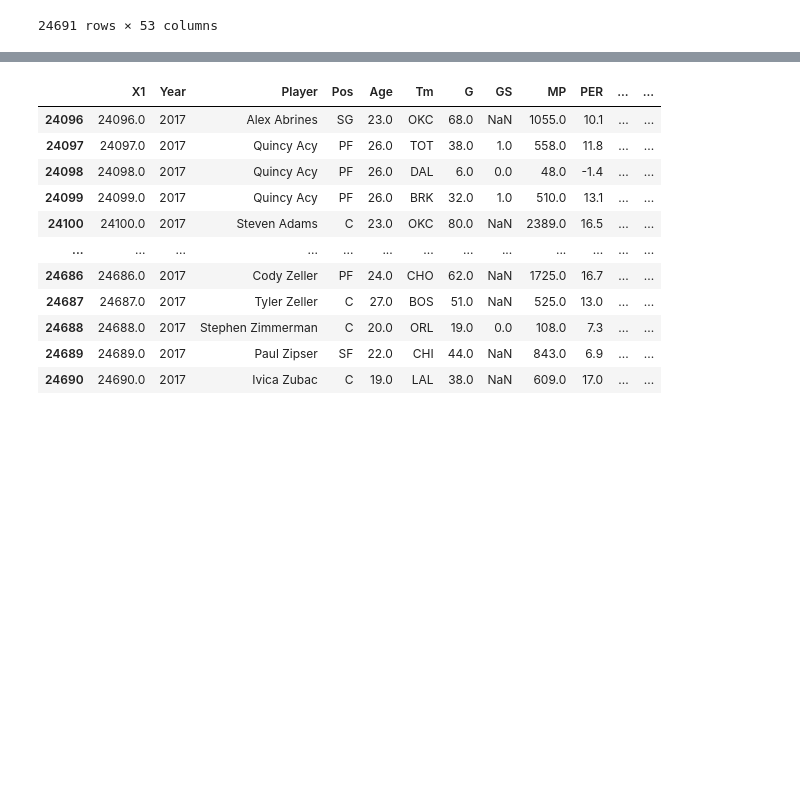
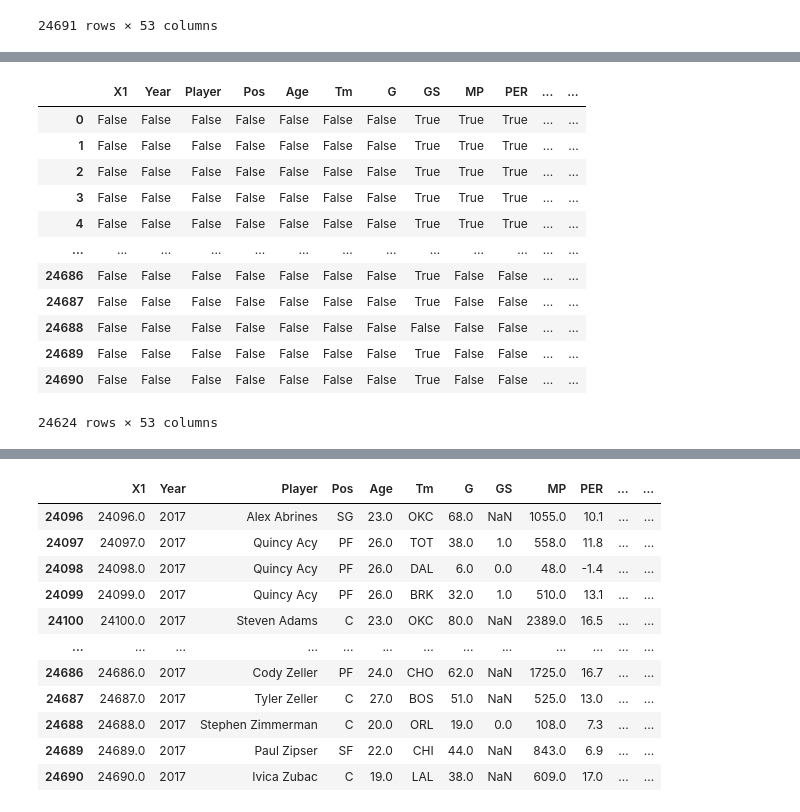
Before and after one commit to anthonypernia/EjerciciosDeTutoriasRealizadas, a Jupyter notebook: tutorias_data_science/data_wrangling/main.ipynb, the cells around one changed output, grey strips where cells are left out. Drawn from its saved outputs; the diff is of its cells as text; code cells hidden in the pictures; blank space fills up the shorter version.

```diff
--- a/tutorias_data_science/data_wrangling/main.ipynb
+++ b/tutorias_data_science/data_wrangling/main.ipynb
@@ -54,3 +115,19 @@ df_seasons_stats
+# %%
+df_seasons_stats[df_seasons_stats.isnull().any(axis=1)].isnull()
+# %% [output]
+|  | X1 | Year | Player | Pos | Age | Tm | G | GS | MP | PER | ... | ... |
+| 0 | False | False | False | False | False | False | False | True | True | True | ... | ... |
+| 1 | False | False | False | False | False | False | False | True | True | True | ... | ... |
+| 2 | False | False | False | False | False | False | False | True | True | True | ... | ... |
+| 3 | False | False | False | False | False | False | False | True | True | True | ... | ... |
+| 4 | False | False | False | False | False | False | False | True | True | True | ... | ... |
+| ... | ... | ... | ... | ... | ... | ... | ... | ... | ... | ... | ... | ... |
+| 24686 | False | False | False | False | False | False | False | True | False | False | ... | ... |
+| 24687 | False | False | False | False | False | False | False | True | False | False | ... | ... |
+| 24688 | False | False | False | False | False | False | False | False | False | False | ... | ... |
+| 24689 | False | False | False | False | False | False | False | True | False | False | ... | ... |
+| 24690 | False | False | False | False | False | False | False | True | False | False | ... | ... |
+24624 rows × 53 columns
 # %%
 ###cantidad de filas nulas por columna
 stats_null_count = df_seasons_stats[df_seasons_stats.isnull().any(axis=1)].isnull().sum().sort_values(ascending=False)
```
Also changed, not shown: parts of 16 cells of this notebook.
